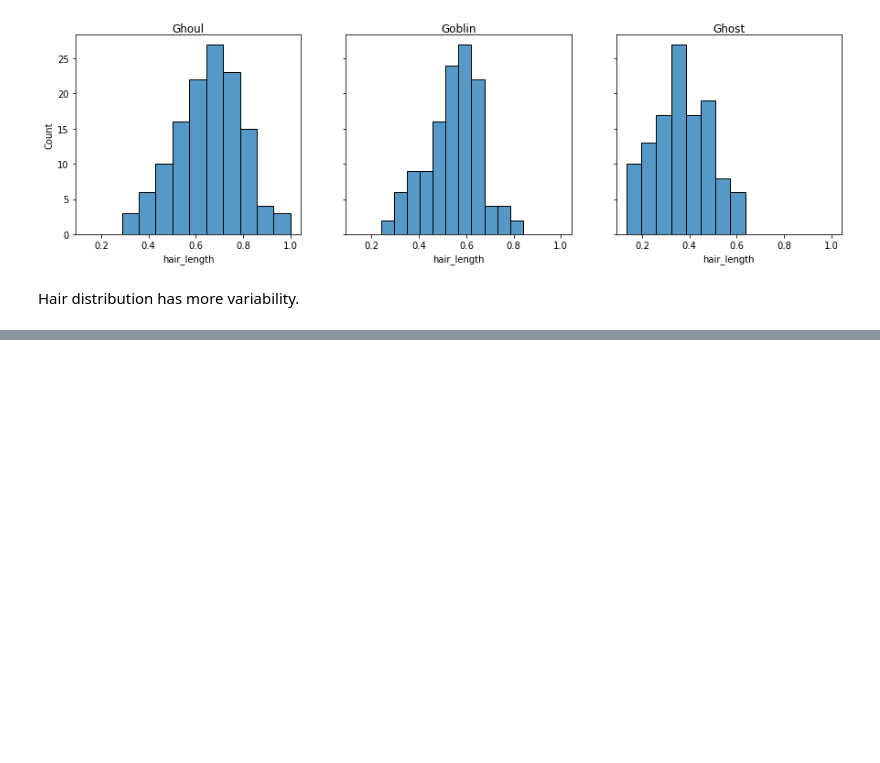
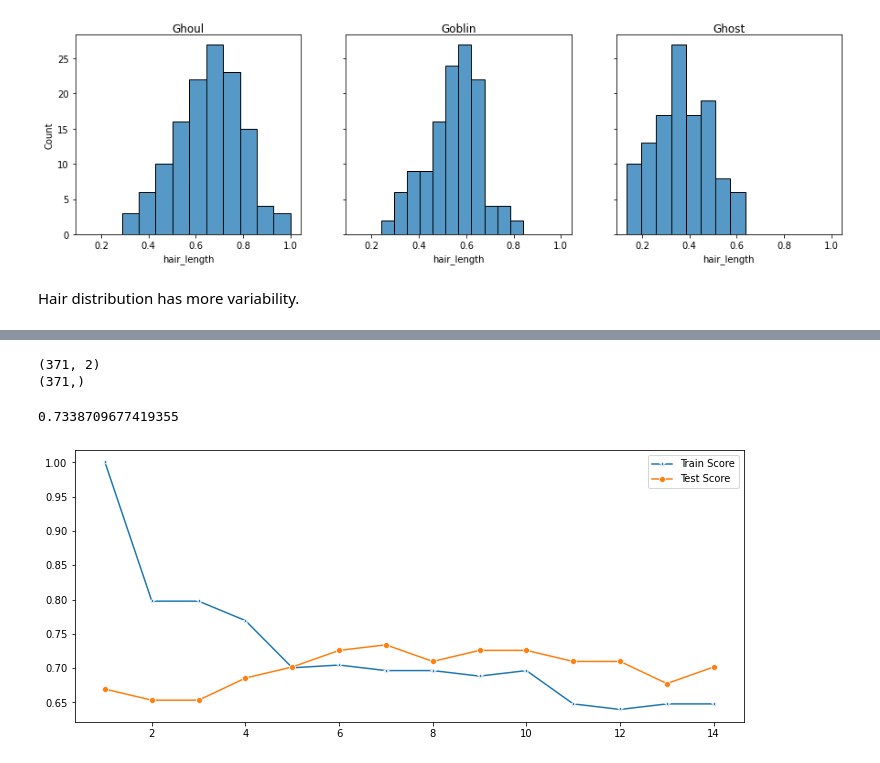
Before and after one commit to Lisstrange/Mini-examples, a Jupyter notebook: ghosts.ipynb, the cells around one changed output, grey strips where cells are left out. Saved outputs shown, nothing was run; the diff lists cells and outputs as text; code cells hidden in the pictures; blank space fills up the shorter version.

```diff
--- a/ghosts.ipynb
+++ b/ghosts.ipynb
@@ -232,0 +392,8 @@ ax.legend()
+# %%
+pca = PCA(n_components=2)
+X_pca = pca.fit_transform(X)
+print(X_pca.shape)
+print(y.shape)
+# %% [output]
+(371, 2)
+(371,)
@@ -232,0 +403,26 @@ ax.legend()
+# %%
+X_train,X_test,y_train,y_test = train_test_split(X_pca,y,test_size=1/3,random_state=42, stratify=y)
+
+test_scores = []
+train_scores = []
+
+for i in range(1,15):
+
+    knn = KNeighborsClassifier(i)
+    knn.fit(X_train,y_train)
+
+    train_scores.append(knn.score(X_train,y_train))
+    test_scores.append(knn.score(X_test,y_test))
+
+plt.figure(figsize=(12,5))
+p = sns.lineplot(range(1,15),train_scores,marker='*',label='Train Score')
+p = sns.lineplot(range(1,15),test_scores,marker='o',label='Test Score')
+
+#Setup a knn classifier with k neighbors
+knn = KNeighborsClassifier(7)
+
+knn.fit(X_train,y_train)
+knn.score(X_test,y_test)
+# %% [output]
+0.7338709677419355
+[figure, added]
```
Also changed, not shown: parts of 26 cells of this notebook.
